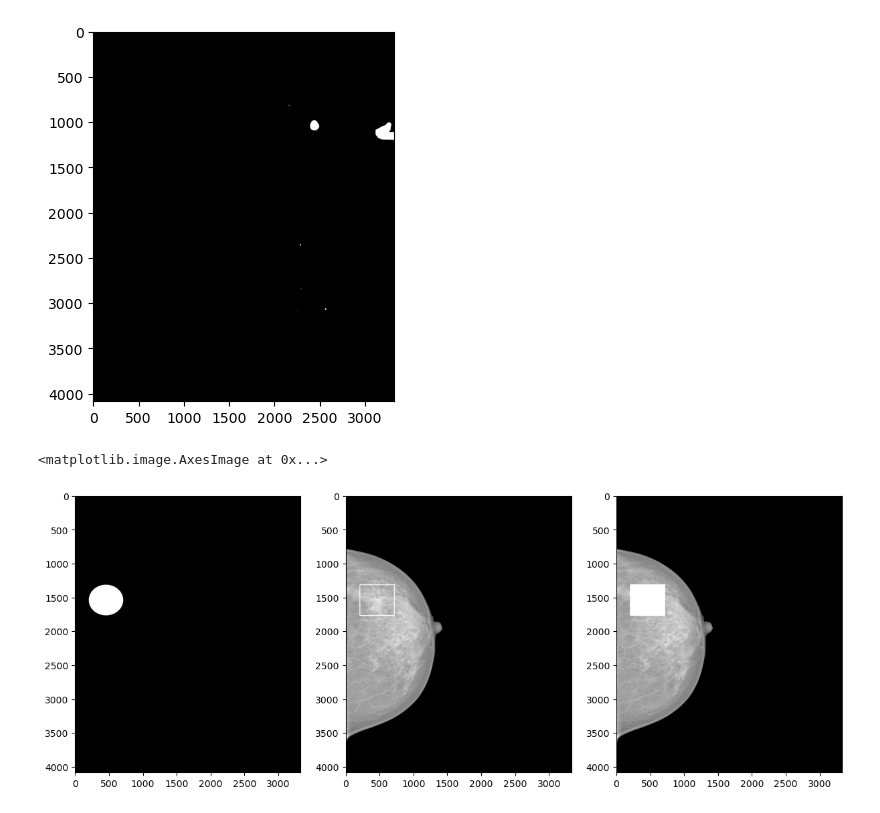
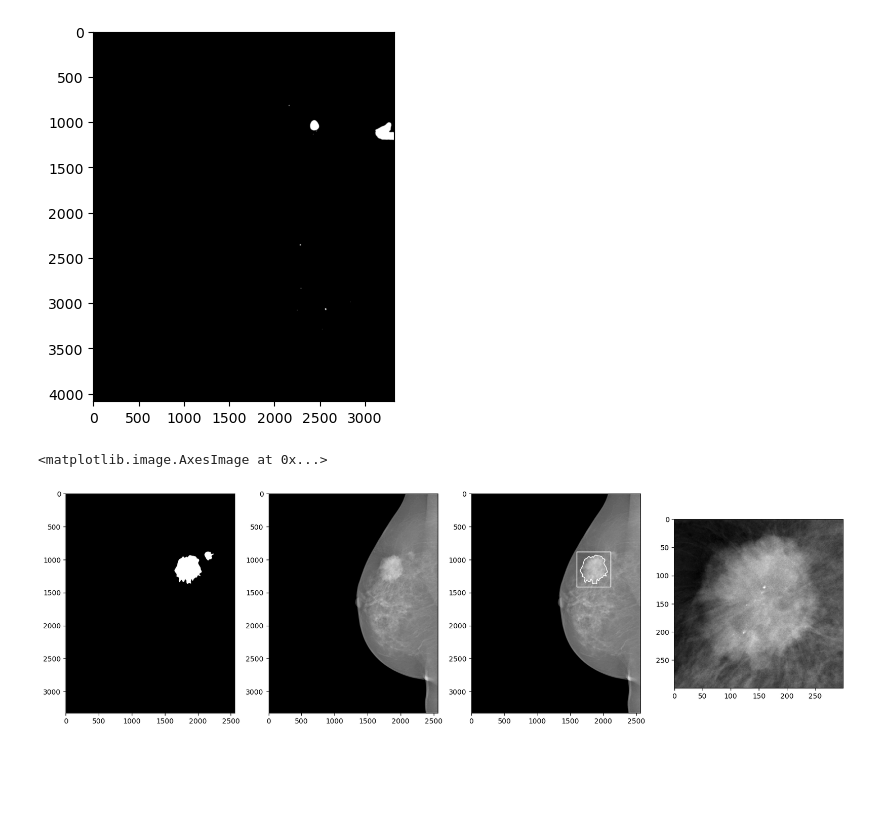
Before and after one commit to ChoyJJ/FYP_B, a Jupyter notebook: Dataset_Selection/Inbreast_ROI_extraction.ipynb, the cells around one changed output. Cells and saved outputs as stored; diff of their text form; code cells hidden in the pictures; blank space fills up the shorter version.

Commit message:
INbreast all model training

```diff
--- a/Dataset_Selection/Inbreast_ROI_extraction.ipynb
+++ b/Dataset_Selection/Inbreast_ROI_extraction.ipynb
@@ -40,8 +52,8 @@ distortion_case = inbreast.loc[inbreast['Distortion']=='X']
 # print(distortion_case)
 asymmetry_case = inbreast.loc[inbreast['Asymmetry']=='X']
 # print(np.vstack((asymmetry_case[:],asymmetry_case[-1])))
-benign_asymmetry = asymmetry_case.loc[asymmetry_case['Bi-Rads'] == '2']
-malignant_asymmetry = asymmetry_case.loc[asymmetry_case['Bi-Rads'] != '2']
+benign_asymmetry = asymmetry_case[(asymmetry_case['Bi-Rads'] == '2')|(asymmetry_case['Bi-Rads'] == '3')]
+malignant_asymmetry = asymmetry_case[(asymmetry_case['Bi-Rads'] != '2')&(asymmetry_case['Bi-Rads'] != '3')&(asymmetry_case['Bi-Rads'] != '1')]
 # asymmetry_train = np.concatenate((benign_asymmetry['File Name'].to_numpy()[:2],malignant_asymmetry['File Name'].to_numpy()[:4]))
 # asymmetry_val = np.concatenate((benign_asymmetry['File Name'].to_numpy()[2:4],malignant_asymmetry['File Name'].to_numpy()[4:6]))
 # asymmetry_test = np.concatenate((benign_asymmetry['File Name'].to_numpy()[4:],malignant_asymmetry['File Name'].to_numpy()[6:]))
@@ -52,10 +64,9 @@ mass_case =  inbreast.loc[inbreast['Mass ']=='X']
 mass_case = mass_case.loc[mass_case['Distortion']!='X']
 mass_case = mass_case.loc[mass_case['Asymmetry']!='X']
 #only 24 benign masses
-benign_mass = mass_case.loc[mass_case['Bi-Rads'] == '2']
-malignant_mass = mass_case.loc[mass_case['Bi-Rads'] != '2']
+benign_mass = mass_case.loc[(mass_case['Bi-Rads'] == '2')|(mass_case['Bi-Rads'] == '3')]
+malignant_mass = mass_case.loc[(mass_case['Bi-Rads'] != '2')&(mass_case['Bi-Rads'] != '3')&(mass_case['Bi-Rads'] != '1')]
 #malignant mass has more
-malignant_mass = malignant_mass.loc[malignant_mass['Bi-Rads'] != '1']
 mass_case = mass_case['File Name'].to_numpy()
 # mass_train = np.concatenate((benign_mass['File Name'].to_numpy()[:int(0.64*len(benign_mass)+1)]
                             # ,malignant_mass['File Name'].to_numpy()[:int(0.64*len(malignant_mass)+1)]))
@@ -69,13 +80,13 @@ micro_case = micro_case.loc[micro_case['Distortion']!='X']
 micro_case = micro_case.loc[micro_case['Asymmetry']!='X']
 micro_case = micro_case.loc[micro_case['Mass ']!='X']
 #only 24 benign masses
-benign_micro = micro_case.loc[micro_case['Bi-Rads'] == '2']
-malignant_micro = micro_case.loc[micro_case['Bi-Rads'] != '2']
+benign_micro = micro_case.loc[(micro_case['Bi-Rads'] == '2')|(micro_case['Bi-Rads'] == '3')]
+malignant_micro = micro_case.loc[(micro_case['Bi-Rads'] != '2')&(micro_case['Bi-Rads'] != '3')&(micro_case['Bi-Rads'] != '1')]
 #malignant mass has more
-malignant_micro = malignant_micro.loc[malignant_micro['Bi-Rads'] != '1']
 # micro_train = np.concatenate((benign_micro['File Name'].to_numpy()[:int(0.64*len(benign_micro)+1)]
                             # ,malignant_micro['File Name'].to_numpy()[:int(0.64*len(malignant_micro)+1)]))
 # micro_val = np.concatenate((benign_micro['File Name'].to_numpy()[int(0.64*len(benign_micro)+1):int(0.8*len(benign_micro))]
                             # ,malignant_micro['File Name'].to_numpy()[int(0.64*len(malignant_micro)+1):int(0.8*len(malignant_micro))]))
 # micro_test = np.concatenate((benign_micro['File Name'].to_numpy()[int(0.8*len(benign_micro)):]
                             # ,malignant_micro['File Name'].to_numpy()[int(0.8*len(malignant_micro)):]))
+benign_micro
@@ -200,7 +253,7 @@ for dirName, subdirList, fileList in os.walk(IMG_PATH):
             elif file_name in malignant_test:
                 process_image(dirName+'/'+file,'test','malignant',int(file_name))
             elif file_name in malignant_train:
-                process_image(dirName+'/'+file,'train','malignant',int(file_name),augment=1)
+                process_image(dirName+'/'+file,'train','malignant',int(file_name),augment=2)
             else:
                 print(str(file_name)+' not selected')
 # %% [output]
@@ -420,31 +465,61 @@ plt.imshow(mask, cmap='gray')
 [figure]
 # %%
 plt.figure(figsize=(20,60))
-Test_box = load_mask(ROI_PATH + "50998634.xml")
+
 # Test_box = cv2.cvtColor(Test_box, cv2.COLOR_RGB2GRAY)
-Full_image = cv2.imread(IMG_PATH+'50998634_cd12bc20b3d27d0b_MG_L_CC_ANON.png')
+Full_image = cv2.imread(IMG_PATH+'22579730_bbd6a3a35438c11b_MG_R_ML_ANON.png',cv2.IMREAD_GRAYSCALE)
+image = cv2.imread(IMG_PATH+'22579730_bbd6a3a35438c11b_MG_R_ML_ANON.png',cv2.IMREAD_GRAYSCALE)
+# print(Full_image.shape)
+Test_box = load_mask(ROI_PATH + "22579730.xml",imshape=Full_image.shape)
 # print(Test_box[:,:,0])
 Test_box = Test_box.astype(np.uint8)
 Test_box = cv2.merge([Test_box])
 plt.subplot(141)
 plt.imshow(Test_box,cmap='gray')
-_,thresh = cv2.threshold(Test_box,128,255,cv2.THRESH_BINARY)
+plt.subplot(142)
+plt.imshow(Full_image, cmap='gray')
+_,thresh = cv2.threshold(Test_box,0,255,cv2.THRESH_BINARY)
+img = Full_image
 # edges = cv2.Canny(Test_box,100,200)
 contours, _ = cv2.findContours(thresh,cv2.RETR_EXTERNAL,cv2.CHAIN_APPROX_SIMPLE)
 largest_contours = max(contours, key=cv2.contourArea)
+
 x,y,w,h = cv2.boundingRect(largest_contours)
-img = cv2.rectangle(Full_image,(x,y),(x+w,y+h),(255,255,255),10)
-plt.subplot(142)
-plt.imshow(img, cmap='gray')
-img[y:y+h,x:x+w] = 255
+# print(Full_image.shape)
+y -=50
+x -=50
+h +=100
+w +=100
+# if h < 300:
+    # h = 300
+# if w < 300:
+    # w = 300
+if y<0:
+    y=0
+if y+h>Test_box.shape[0]:
+    y = Test_box.shape[0] - h
+if x<0:
+    x=0
+if x+w>Test_box.shape[1]:
+    x = Test_box.shape[1] - w
+
+roi = image[y:y+h,x:x+w]
+with_contour = cv2.drawContours(img,[largest_contours],0,255,10)
+img = cv2.rectangle(Full_image,(x,y),(x+w,y+h),255,10)
+
+
+
 # for cont in contours:
     # print(cv2.contourArea(cont))
     # if cv2.contourArea(cont) > 1000:
         # x,y,w,h = cv2.boundingRect(cont)
         # img = cv2.rectangle(Full_image,(x,y),(x+w,y+h),(255,255,255),10)
 plt.subplot(143)
-plt.imshow(img, cmap='gray')
+plt.imshow(with_contour, cmap='gray')
 # newimg = img[img.shape[0]-(y+h):img.shape[0]-y,]
+roi=cv2.resize(roi,(img_width,img_height))
+plt.subplot(144)
+plt.imshow(roi, cmap='gray')
 # %% [output]
 <matplotlib.image.AxesImage at 0x...>
-[figure, old version]
+[figure, new version]
```
Also changed, not shown: parts of 12 cells of this notebook, 11 other files.
